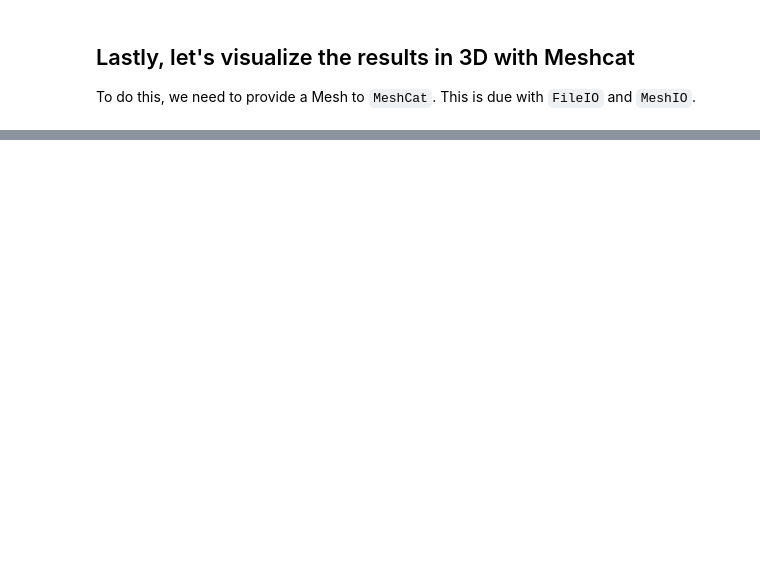
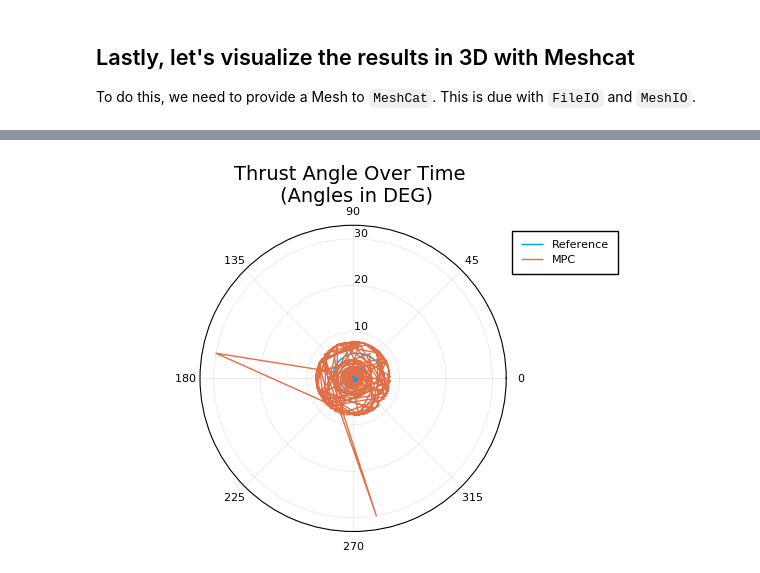
Before and after one commit to RoboticExplorationLab/altro-mpc-icra2021, a Jupyter notebook: benchmarks/rocket_landing/RocketLandingMPC-SOCP.ipynb, the cells around one changed output, grey strips where cells are left out. Saved outputs shown, nothing was run; the diff lists cells and outputs as text; code cells hidden in the pictures; blank space fills up the shorter version.

```diff
--- a/benchmarks/rocket_landing/RocketLandingMPC-SOCP.ipynb
+++ b/benchmarks/rocket_landing/RocketLandingMPC-SOCP.ipynb
@@ -655,3 +726,13 @@ To do this, we need to provide a Mesh to <code>MeshCat</code>. This is due with
+# %%
+max_angle_radius = 30
+
+plot(get_angle_xy.(U_cold), min.(max_angle_radius * ones(length(U_cold)), getAngle3D.(U_cold)),
+        proj = :polar, label = "Reference", legend = :outertopright, title = "Thrust Angle Over Time \n (Angles in DEG)")
+plot!(get_angle_xy.(MPC_Iteration_Controls),
+        min.(max_angle_radius * ones(length(MPC_Iteration_Controls)), getAngle3D.(MPC_Iteration_Controls)),
+        proj = :polar, label = "MPC", title = "Thrust Angle Over Time \n (Angles in DEG)")
+# %% [output]
+[figure, added]
 # %%
 # vis = Visualizer() # Creates a MeshCat Window
 # render(vis) # Renders the window below
```
Also changed, not shown: parts of 27 cells of this notebook, 1 other file.
